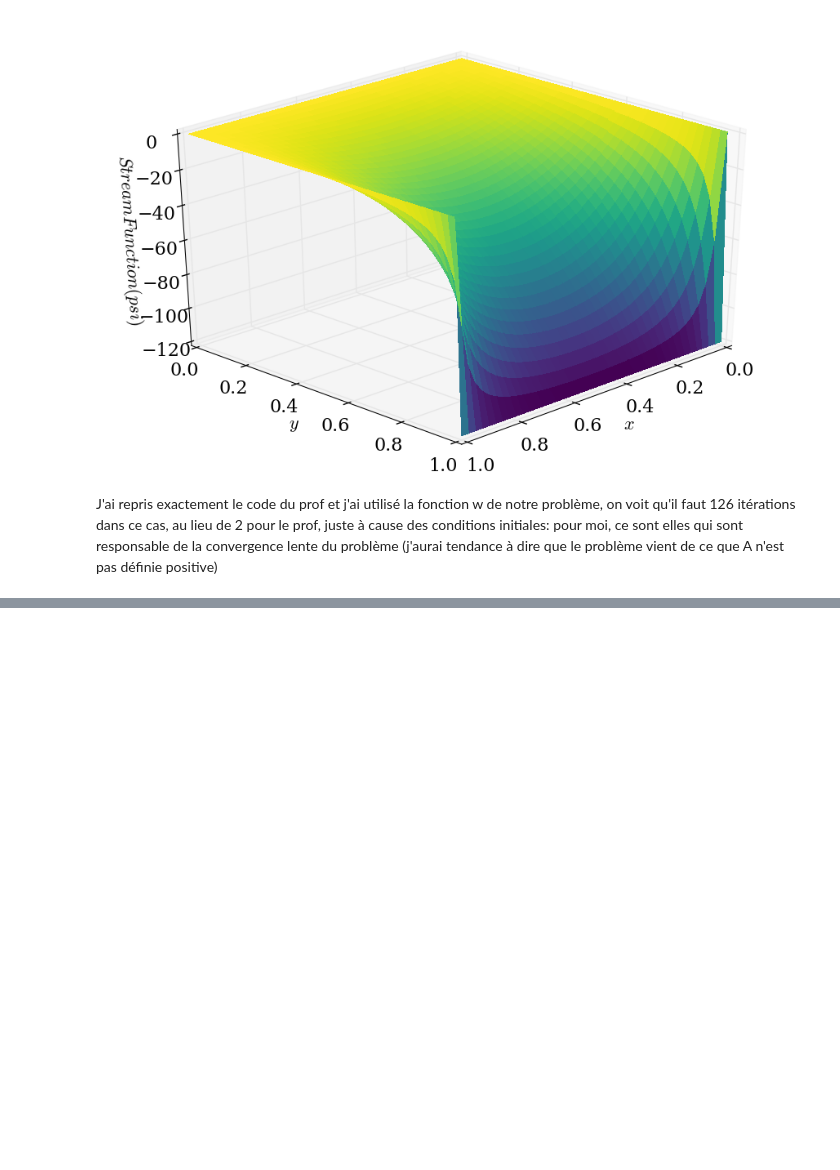
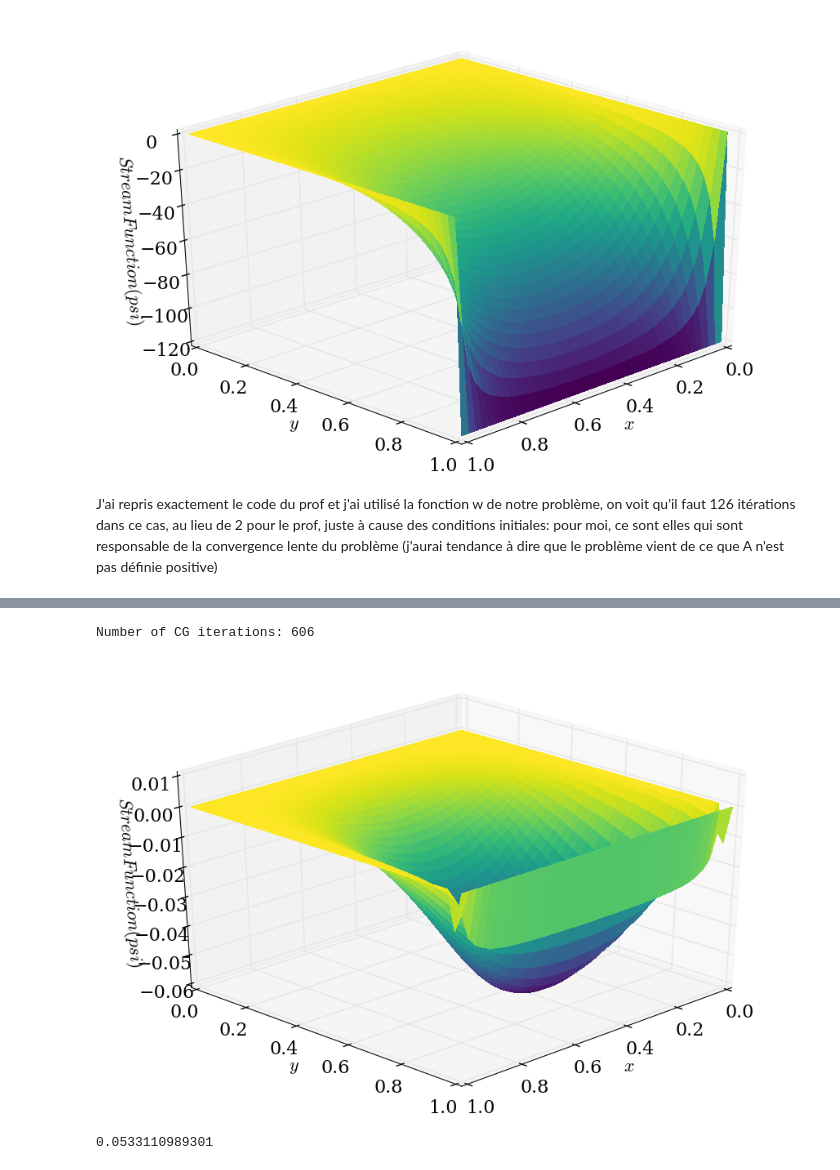
Before and after one commit to be-rays/Module5-StokesFlow, a Jupyter notebook: StokesFlow (1).ipynb, the cells around one changed output, grey strips where cells are left out. Drawn from its saved outputs; the diff is of its cells as text; code cells hidden in the pictures; blank space fills up the shorter version.

```diff
--- a/StokesFlow (1).ipynb
+++ b/StokesFlow (1).ipynb
@@ -916,0 +1008,14 @@ J'ai repris exactement le code du prof et j'ai utilisé la fonction w de notre p
+# %%
+x8 = numpy.linspace(0,1,nx)
+y8 = numpy.linspace(0,1,ny)
+psi8=numpy.zeros((ny,nx))
+psi8[-2,:]=dy
+psi8=CG_biharmonic(psi8.copy())
+plot_3D(x8,y8,psi8)
+# %% [output]
+Number of CG iterations: 606
+[figure, added]
+# %%
+print(numpy.max(numpy.abs(psi8[1:-1,1:-1])))
+# %% [output]
+0.0533110989301
```
Also changed, not shown: parts of 10 cells of this notebook.
